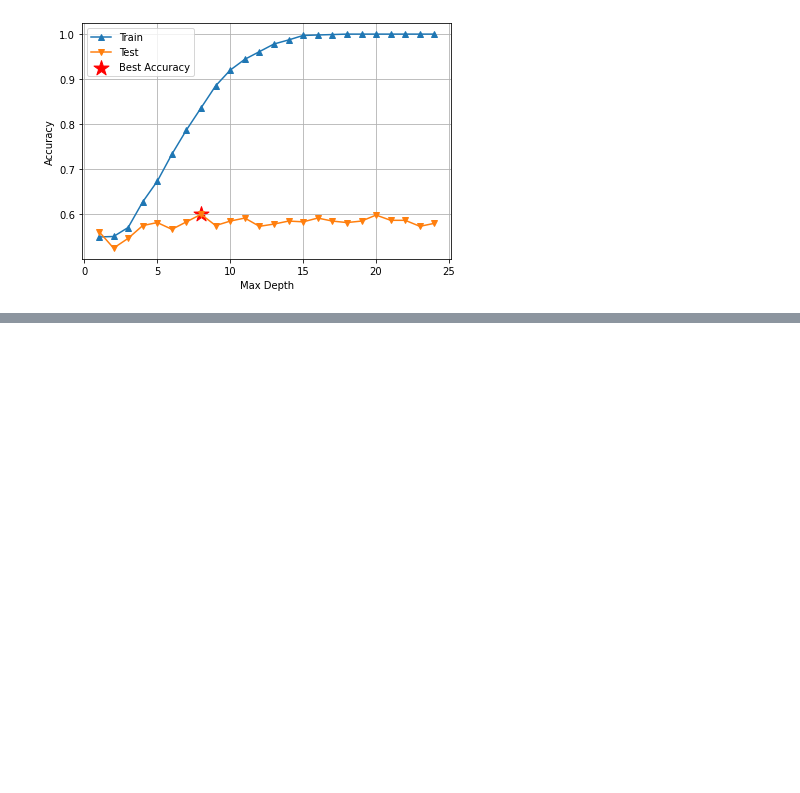
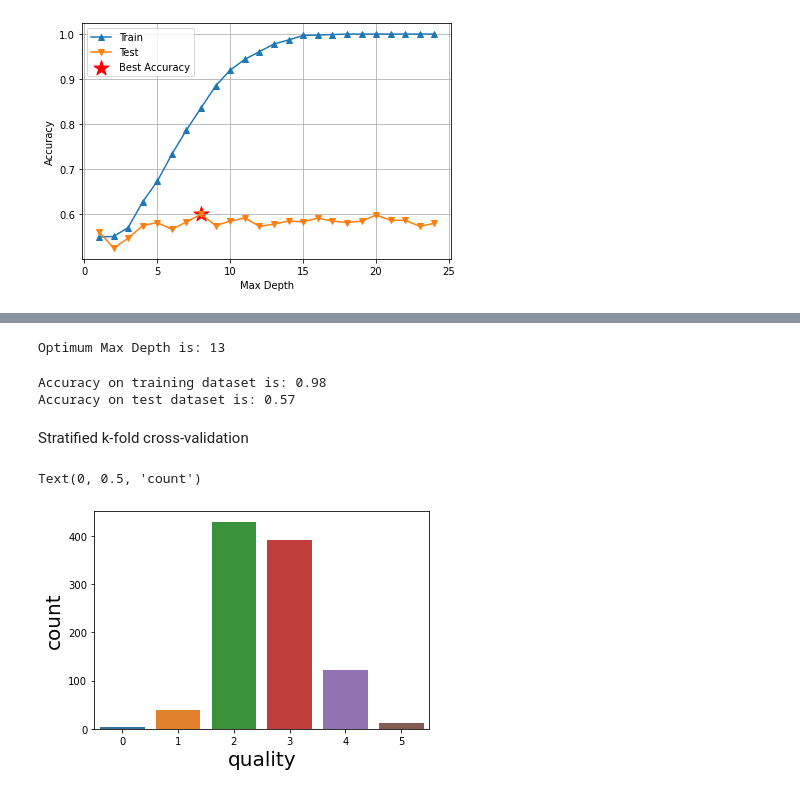
Before and after one commit to Rtavakol/Book-Approaching-any-Machine-Learning-Problem, a Jupyter notebook: Examples/cross-validation_Red_Wine_Dataset.ipynb, the cells around one changed output, grey strips where cells are left out. Cells and saved outputs as stored; diff of their text form; code cells hidden in the pictures; blank space fills up the shorter version.

Commit message:
Stratified cross validation

```diff
--- a/Examples/cross-validation_Red_Wine_Dataset.ipynb
+++ b/Examples/cross-validation_Red_Wine_Dataset.ipynb
@@ -295,0 +292,41 @@ Optimum Max Depth is: 13
+# %%
+# Optimum Max Depth based on 5-fold cross validation is
+print('Optimum Max Depth is: {}'.format(np.argmax(val_accuracy_ave)+1))
+# %% [output]
+Optimum Max Depth is: 13
+# %%
+# Now we train the model using max depth of 13:
+
+# Initialize the decision tree classifier
+clf = tree.DecisionTreeClassifier(max_depth = 13)
+
+x_train = df_train.iloc[:, :-2]
+y_train = df_train['quality']
+
+# Fit the model using all 11 features of the dataset
+clf.fit(x_train, y_train)
+
+# Prediction on training and test datasets
+train_predict = clf.predict(x_train)
+test_predict = clf.predict(x_test)
+
+# Accuracy of our predictions on training dataset:
+print('Accuracy on training dataset is: {:.2f}'.format(metrics.accuracy_score(y_train, train_predict)))
+
+# Accuracy of our test predictions on testing dataset:
+print('Accuracy on test dataset is: {:.2f}'.format(metrics.accuracy_score(y_test, test_predict)))
+# %% [output]
+Accuracy on training dataset is: 0.98
+Accuracy on test dataset is: 0.57
+# %% [markdown]
+Stratified k-fold cross-validation
+# %%
+#Stratified k-fold cross-validation keeps the ratio of labels in each fold constant
+# Before using stratified k-fold lets have a look at the distribution of targets
+# Training dataset
+b = sns.countplot(x='quality', data=df_train)
+b.set_xlabel("quality", fontsize=20)
+b.set_ylabel("count", fontsize=20)
+# %% [output]
+Text(0, 0.5, 'count')
+[figure, added]
```
Also changed, not shown: parts of 19 cells of this notebook, 2 other files.
